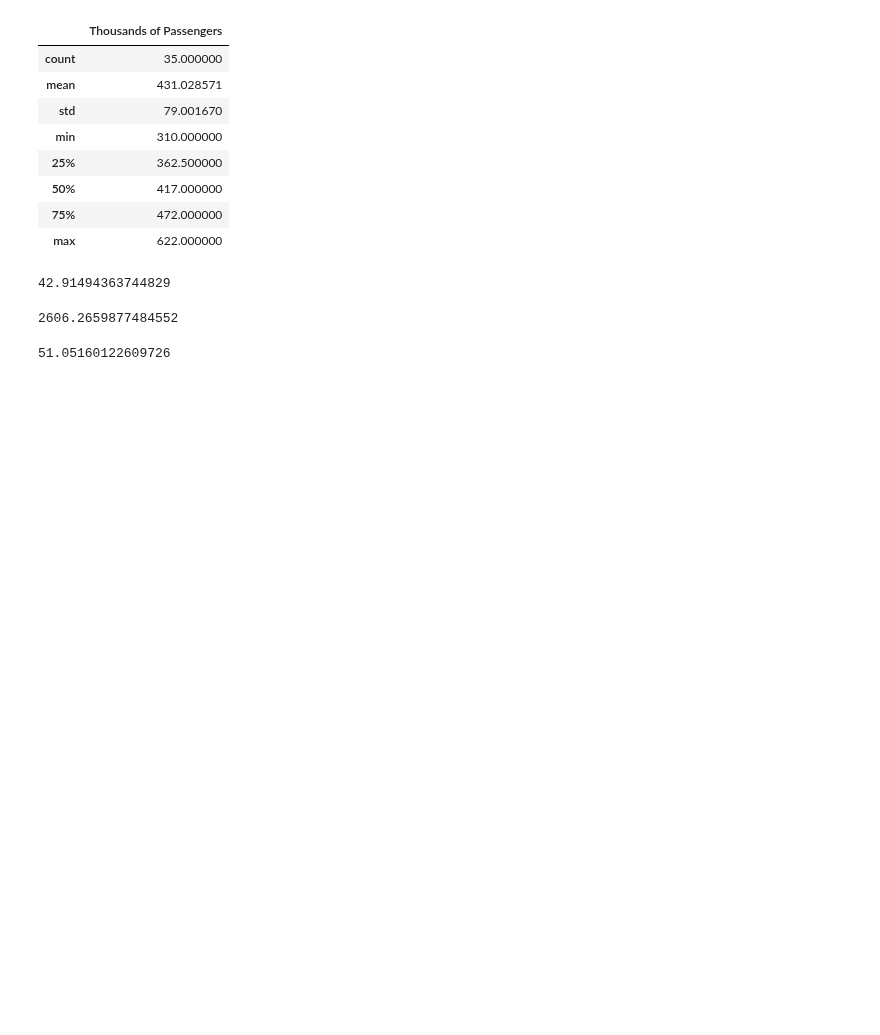
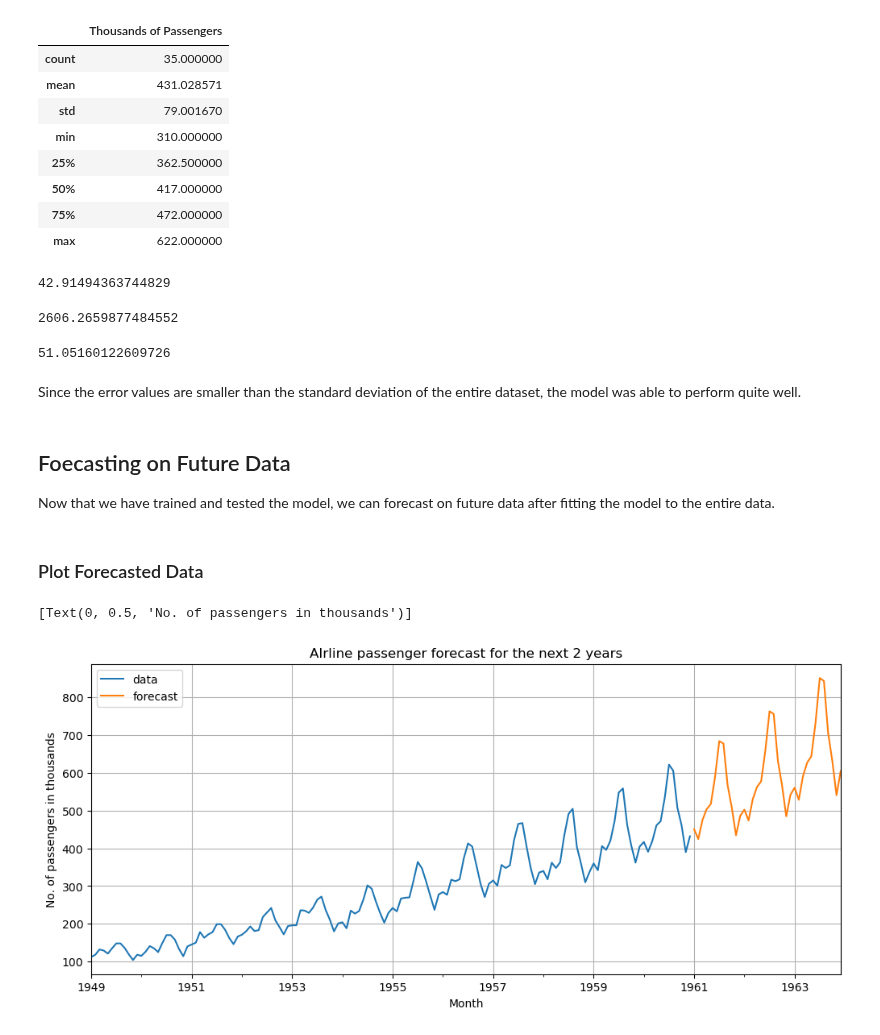
Before and after one commit to Shiska07/Data-Science-and-Machine-Learning, a Jupyter notebook: Time-Series-Analysis/Forecasting with Exponential Smoothing Model (airlines data).ipynb, the cells around one changed output. Drawn from its saved outputs; the diff is of its cells as text; code cells hidden in the pictures; blank space fills up the shorter version.

Commit message:
forecast for airline data

```diff
--- a/Time-Series-Analysis/Forecasting with Exponential Smoothing Model (airlines data).ipynb
+++ b/Time-Series-Analysis/Forecasting with Exponential Smoothing Model (airlines data).ipynb
@@ -121,0 +120,20 @@ Since the error values are smaller than the standard deviation of the entire dat
+# %% [markdown]
+Since the error values are smaller than the standard deviation of the entire dataset, the model was able to perform quite well.
+# %% [markdown]
+## Foecasting on Future Data
+Now that we have trained and tested the model, we can forecast on future data after fitting the model to the entire data.
+# %%
+final_model = ExponentialSmoothing(df['Thousands of Passengers'], trend = 'mul', seasonal = 'mul',
+                                   seasonal_periods = 12).fit()
+# %%
+future_prediction = final_model.forecast(36)
+# %% [markdown]
+### Plot Forecasted Data
+# %%
+df['Thousands of Passengers'].plot(figsize = (12, 5), legend = 'True', label = 'data')
+ax = future_prediction.plot(figsize = (12, 5), legend = 'True', label = 'forecast', grid = True,
+                       title = 'AIrline passenger forecast for the next 2 years')
+ax.set(ylabel = 'No. of passengers in thousands')
+# %% [output]
+[Text(0, 0.5, 'No. of passengers in thousands')]
+[figure, added]
```
Also changed, not shown: parts of 3 cells of this notebook.
